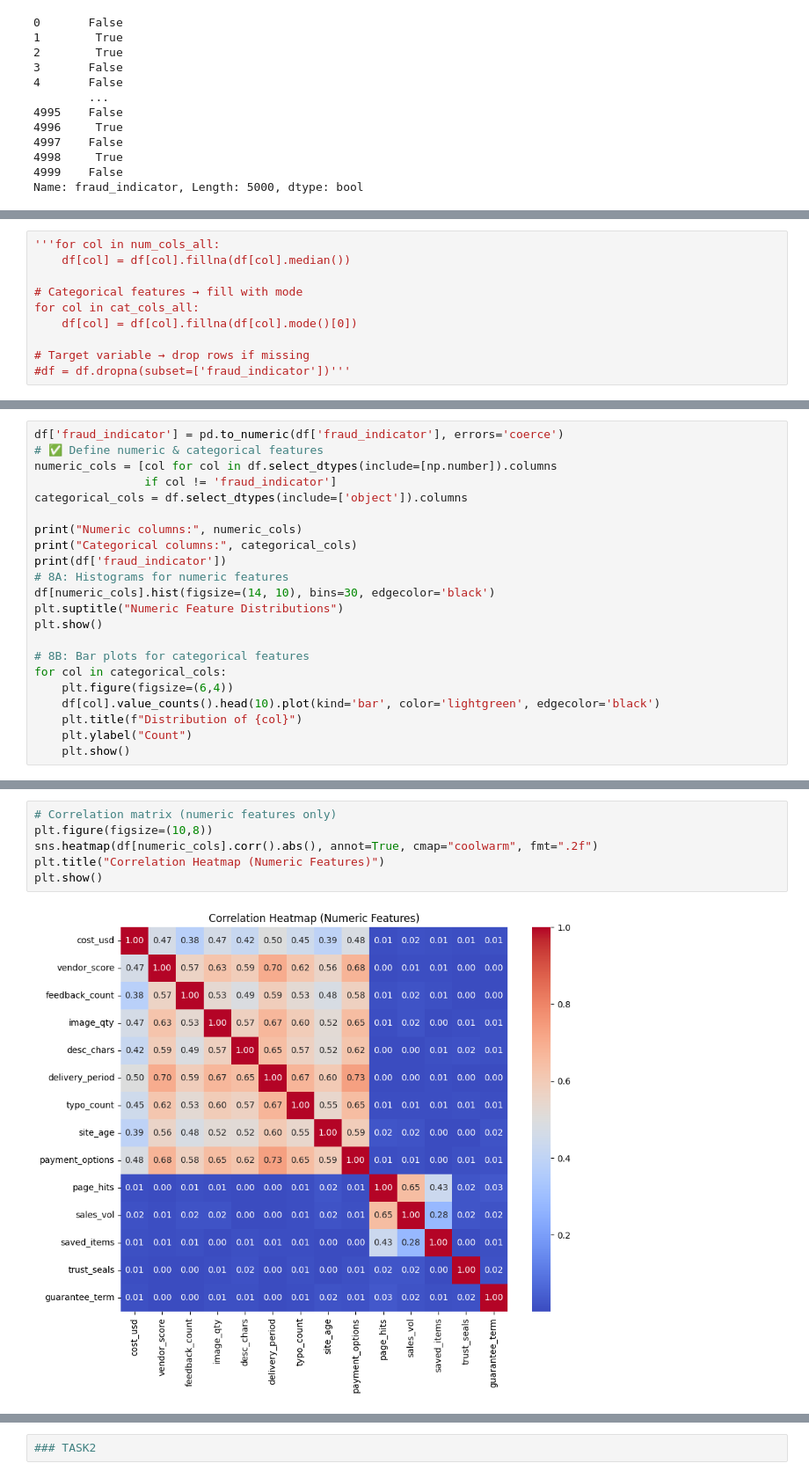
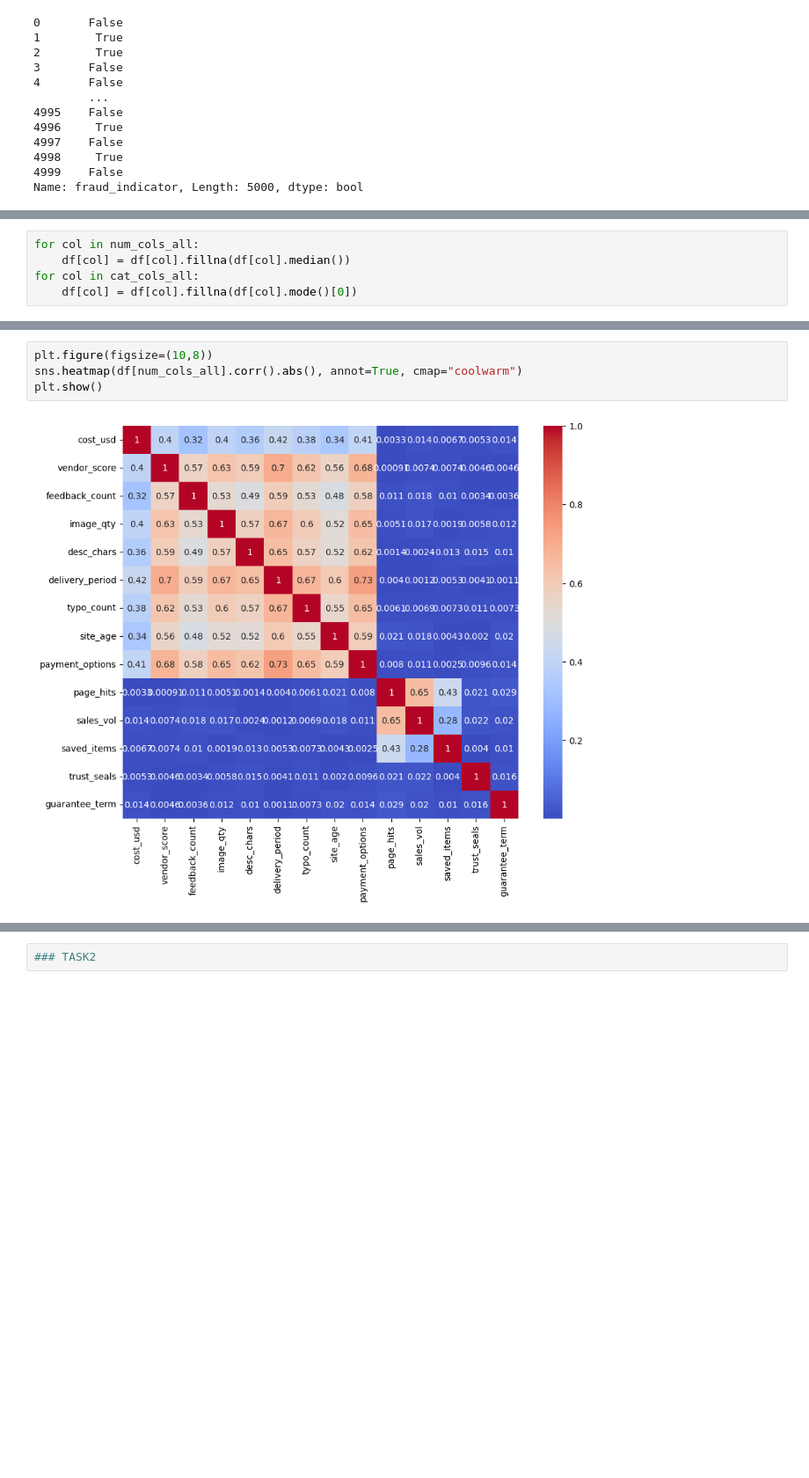
Before and after one commit to eshaansdoshi-sketch/ML_projects, a Jupyter notebook: Task1_s4ds.ipynb, the cells around one changed output, grey strips where cells are left out. Shown at 88% size. Saved outputs shown, nothing was run; the diff lists cells and outputs as text; blank space fills up the shorter version.

```diff
--- a/Task1_s4ds.ipynb
+++ b/Task1_s4ds.ipynb
@@ -310,10 +178,5 @@ Name: fraud_indicator, Length: 5000, dtype: bool
 # %%
-'''for col in num_cols_all:
+for col in num_cols_all:
     df[col] = df[col].fillna(df[col].median())
-
-# Categorical features → fill with mode
 for col in cat_cols_all:
     df[col] = df[col].fillna(df[col].mode()[0])
-
-# Target variable → drop rows if missing
-#df = df.dropna(subset=['fraud_indicator'])'''
@@ -404,22 +197,0 @@ dtype: float64
-# %%
-df['fraud_indicator'] = pd.to_numeric(df['fraud_indicator'], errors='coerce')
-# ✅ Define numeric & categorical features
-numeric_cols = [col for col in df.select_dtypes(include=[np.number]).columns
-                if col != 'fraud_indicator']
-categorical_cols = df.select_dtypes(include=['object']).columns
-
-print("Numeric columns:", numeric_cols)
-print("Categorical columns:", categorical_cols)
-print(df['fraud_indicator'])
-# 8A: Histograms for numeric features
-df[numeric_cols].hist(figsize=(14, 10), bins=30, edgecolor='black')
-plt.suptitle("Numeric Feature Distributions")
-plt.show()
-
-# 8B: Bar plots for categorical features
-for col in categorical_cols:
-    plt.figure(figsize=(6,4))
-    df[col].value_counts().head(10).plot(kind='bar', color='lightgreen', edgecolor='black')
-    plt.title(f"Distribution of {col}")
-    plt.ylabel("Count")
-    plt.show()
@@ -480,8 +219,6 @@ for col in categorical_cols:
 # %%
-# Correlation matrix (numeric features only)
 plt.figure(figsize=(10,8))
-sns.heatmap(df[numeric_cols].corr().abs(), annot=True, cmap="coolwarm", fmt=".2f")
-plt.title("Correlation Heatmap (Numeric Features)")
+sns.heatmap(df[num_cols_all].corr().abs(), annot=True, cmap="coolwarm")
 plt.show()
 # %% [output]
-[figure, old version]
+[figure, new version]
```
Also changed, not shown: parts of 31 cells of this notebook.
